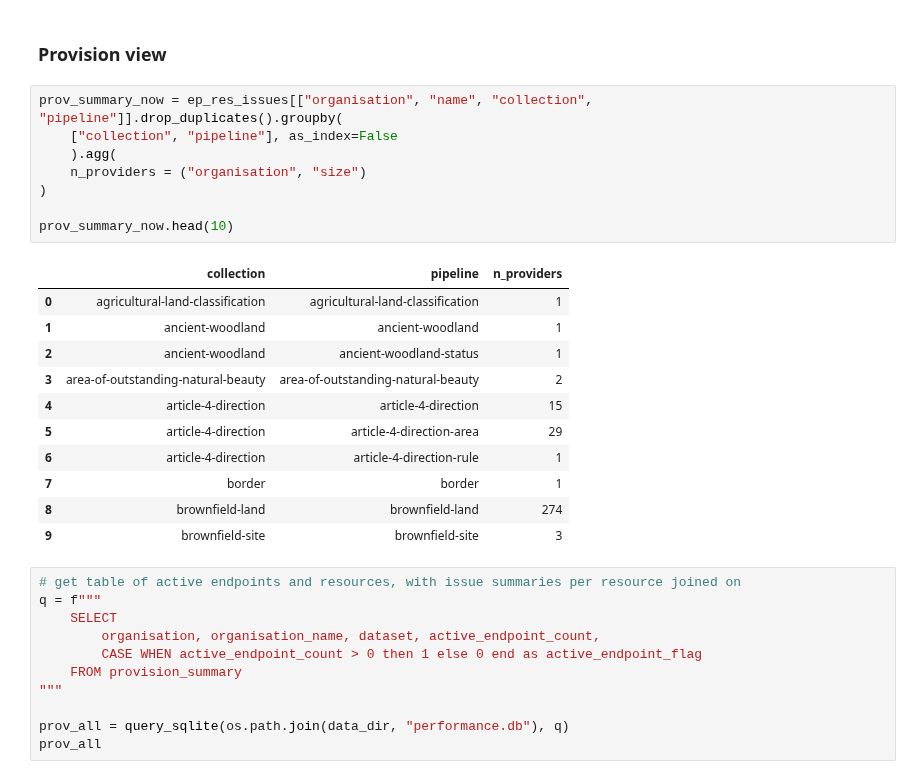
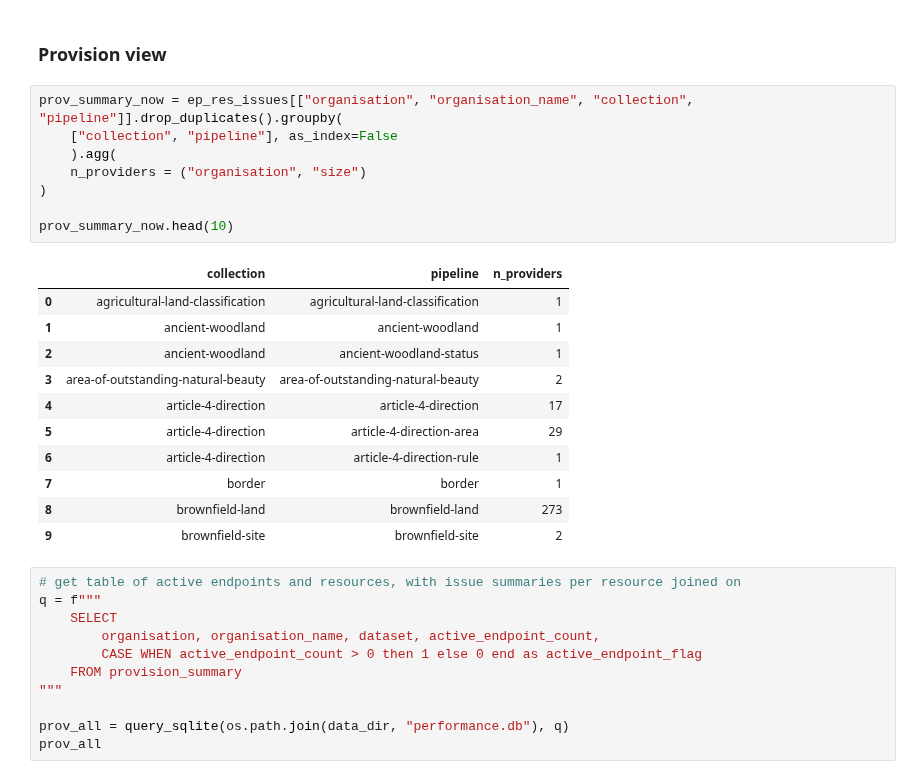
Before and after one commit to digital-land/jupyter-analysis, a Jupyter notebook: analysis/2024-06_issue_monitoring/issue_monitoring - provision scoring.ipynb, the cells around one changed output. Saved outputs shown, nothing was run; the diff lists cells and outputs as text.

Commit message:
add first working version of table view

```diff
--- a/analysis/2024-06_issue_monitoring/issue_monitoring - provision scoring.ipynb
+++ b/analysis/2024-06_issue_monitoring/issue_monitoring - provision scoring.ipynb
@@ -107,25 +107,25 @@ ep_res_issues.head()
 # %% [markdown]
 ### Provision view
 # %%
-prov_summary_now = ep_res_issues[["organisation", "name", "collection", "pipeline"]].drop_duplicates().groupby(
+prov_summary_now = ep_res_issues[["organisation", "organisation_name", "collection", "pipeline"]].drop_duplicates().groupby(
     ["collection", "pipeline"], as_index=False
     ).agg(
     n_providers = ("organisation", "size")
 )
 
 prov_summary_now.head(10)
 # %% [output]
 |  | collection | pipeline | n_providers |
 | 0 | agricultural-land-classification | agricultural-land-classification | 1 |
 | 1 | ancient-woodland | ancient-woodland | 1 |
 | 2 | ancient-woodland | ancient-woodland-status | 1 |
 | 3 | area-of-outstanding-natural-beauty | area-of-outstanding-natural-beauty | 2 |
-| 4 | article-4-direction | article-4-direction | 15 |
+| 4 | article-4-direction | article-4-direction | 17 |
 | 5 | article-4-direction | article-4-direction-area | 29 |
 | 6 | article-4-direction | article-4-direction-rule | 1 |
 | 7 | border | border | 1 |
-| 8 | brownfield-land | brownfield-land | 274 |
-| 9 | brownfield-site | brownfield-site | 3 |
+| 8 | brownfield-land | brownfield-land | 273 |
+| 9 | brownfield-site | brownfield-site | 2 |
 # %%
 # get table of active endpoints and resources, with issue summaries per resource joined on
 q = f"""
```
Also changed, not shown: parts of 16 cells of this notebook.
